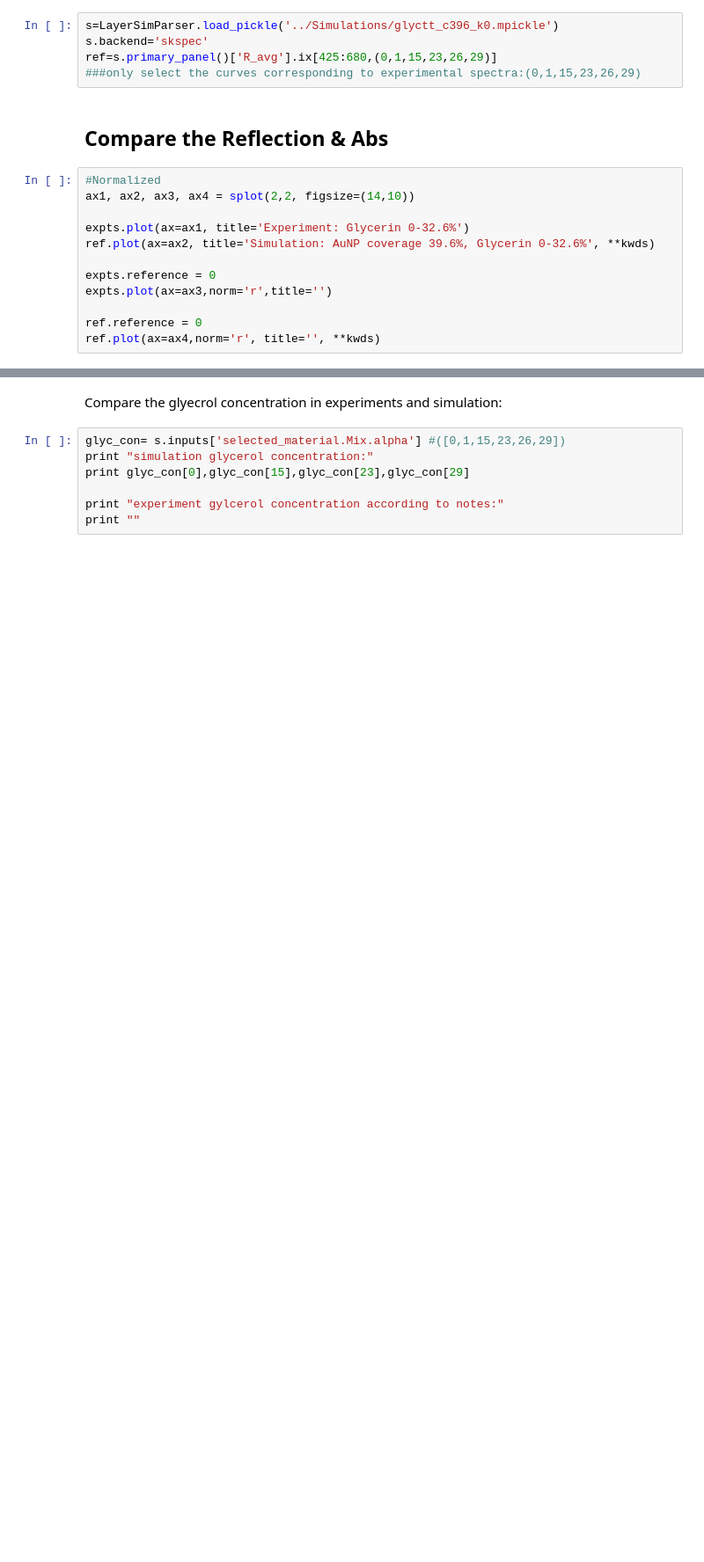
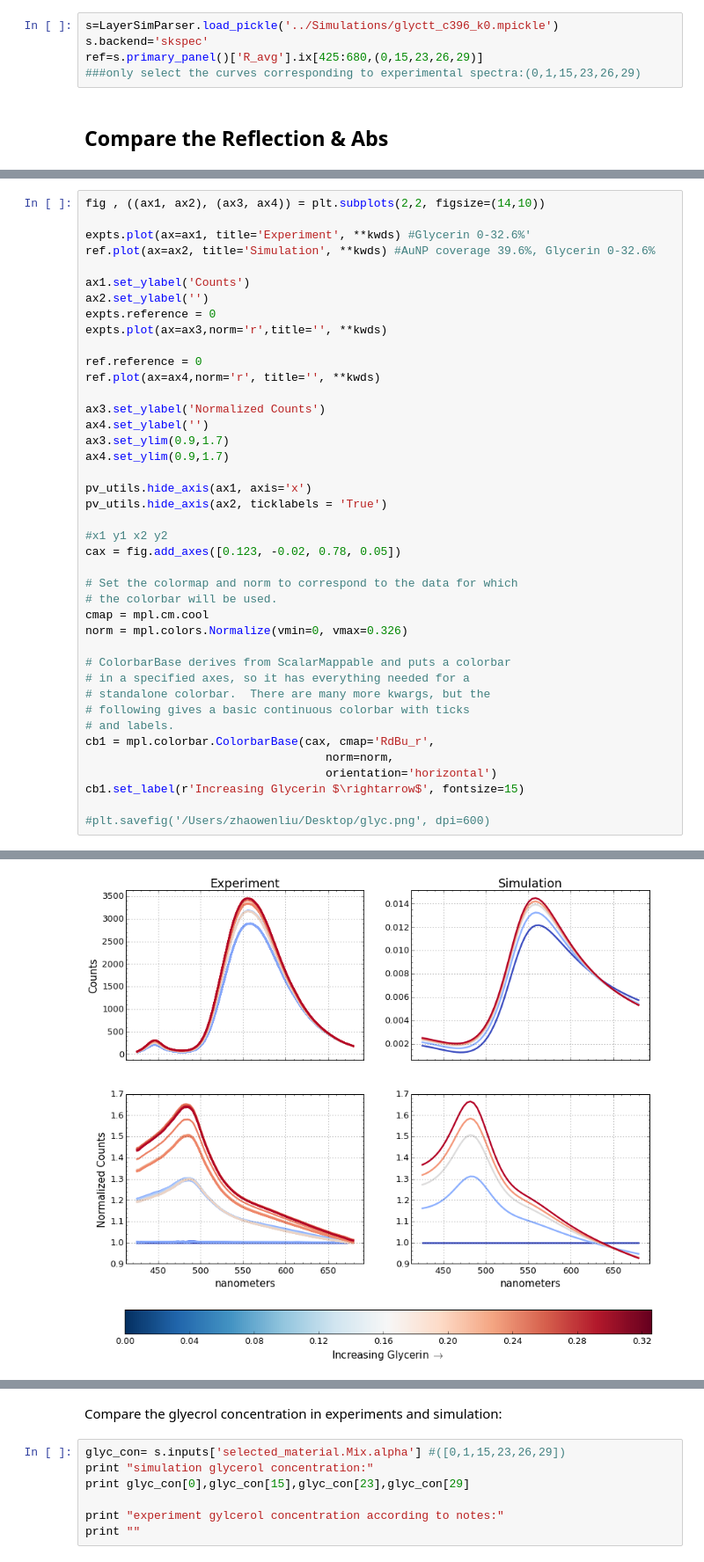
Before and after one commit to hughesadam87/PAME, a Jupyter notebook: Notebooks/glycerin_simulation.ipynb, the cells around one changed output, grey strips where cells are left out. Shown at 88% size. Cells and saved outputs as stored; diff of their text form; blank space fills up the shorter version.

```diff
--- a/Notebooks/glycerin_simulation.ipynb
+++ b/Notebooks/glycerin_simulation.ipynb
@@ -82,19 +86,7 @@ CRITICAL:skspec.core.spectra:Subtracting baseline, but may not have all: element
 # %%
 s=LayerSimParser.load_pickle('../Simulations/glyctt_c396_k0.mpickle')
 s.backend='skspec'
-ref=s.primary_panel()['R_avg'].ix[425:680,(0,1,15,23,26,29)]
+ref=s.primary_panel()['R_avg'].ix[425:680,(0,15,23,26,29)]
 ###only select the curves corresponding to experimental spectra:(0,1,15,23,26,29)
 # %% [markdown]
 ## Compare the Reflection & Abs
-# %%
-#Normalized
-ax1, ax2, ax3, ax4 = splot(2,2, figsize=(14,10))
-
-expts.plot(ax=ax1, title='Experiment: Glycerin 0-32.6%')
-ref.plot(ax=ax2, title='Simulation: AuNP coverage 39.6%, Glycerin 0-32.6%', **kwds)
-
-expts.reference = 0
-expts.plot(ax=ax3,norm='r',title='')
-
-ref.reference = 0
-ref.plot(ax=ax4,norm='r', title='', **kwds)
@@ -105,0 +108,42 @@ WARNING:skspec.core.spectra:Spectrum does not have subtracted baseline; could af
+# %%
+fig , ((ax1, ax2), (ax3, ax4)) = plt.subplots(2,2, figsize=(14,10))
+
+expts.plot(ax=ax1, title='Experiment', **kwds) #Glycerin 0-32.6%'
+ref.plot(ax=ax2, title='Simulation', **kwds) #AuNP coverage 39.6%, Glycerin 0-32.6%
+
+ax1.set_ylabel('Counts')
+ax2.set_ylabel('')
+expts.reference = 0
+expts.plot(ax=ax3,norm='r',title='', **kwds)
+
+ref.reference = 0
+ref.plot(ax=ax4,norm='r', title='', **kwds)
+
+ax3.set_ylabel('Normalized Counts')
+ax4.set_ylabel('')
+ax3.set_ylim(0.9,1.7)
+ax4.set_ylim(0.9,1.7)
+
+pv_utils.hide_axis(ax1, axis='x')
+pv_utils.hide_axis(ax2, ticklabels = 'True')
+
+#x1 y1 x2 y2
+cax = fig.add_axes([0.123, -0.02, 0.78, 0.05])
+
+# Set the colormap and norm to correspond to the data for which
+# the colorbar will be used.
+cmap = mpl.cm.cool
+norm = mpl.colors.Normalize(vmin=0, vmax=0.326)
+
+# ColorbarBase derives from ScalarMappable and puts a colorbar
+# in a specified axes, so it has everything needed for a
+# standalone colorbar.  There are many more kwargs, but the
+# following gives a basic continuous colorbar with ticks
+# and labels.
+cb1 = mpl.colorbar.ColorbarBase(cax, cmap='RdBu_r',
+                                   norm=norm,
+                                   orientation='horizontal')
+cb1.set_label(r'Increasing Glycerin $\rightarrow$', fontsize=15)
+
+#plt.savefig('/Users/zhaowenliu/Desktop/glyc.png', dpi=600)
+# %% [output]
@@ -105,0 +152 @@ WARNING:skspec.core.spectra:Spectrum does not have subtracted baseline; could af
+[figure, added]
```
Also changed, not shown: parts of 8 cells of this notebook.
